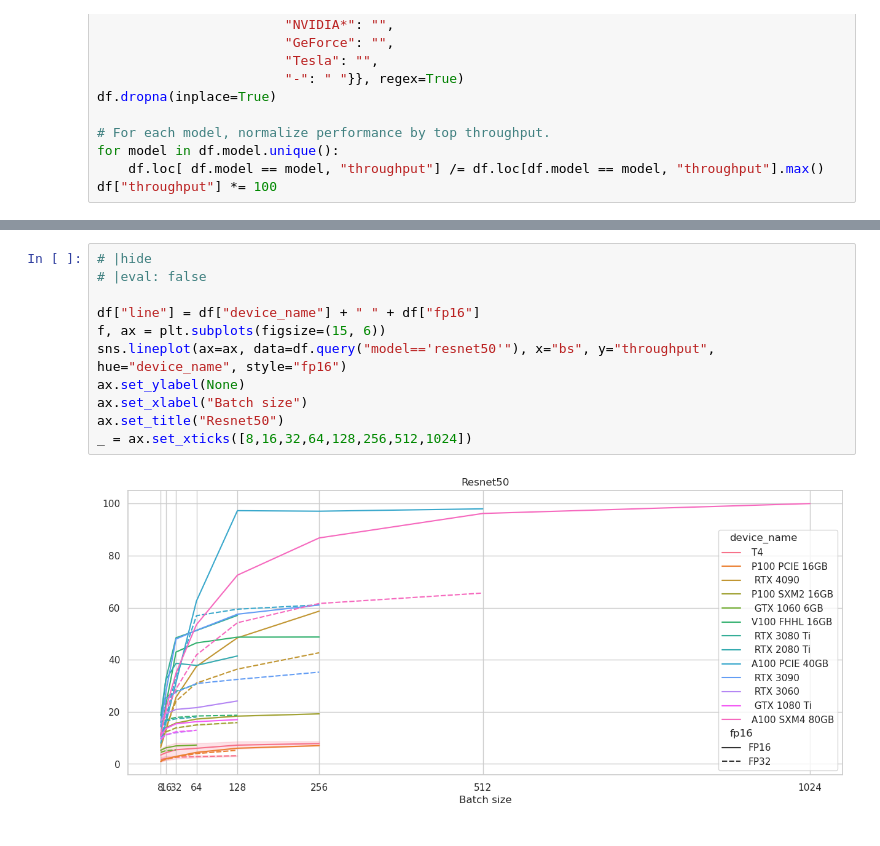
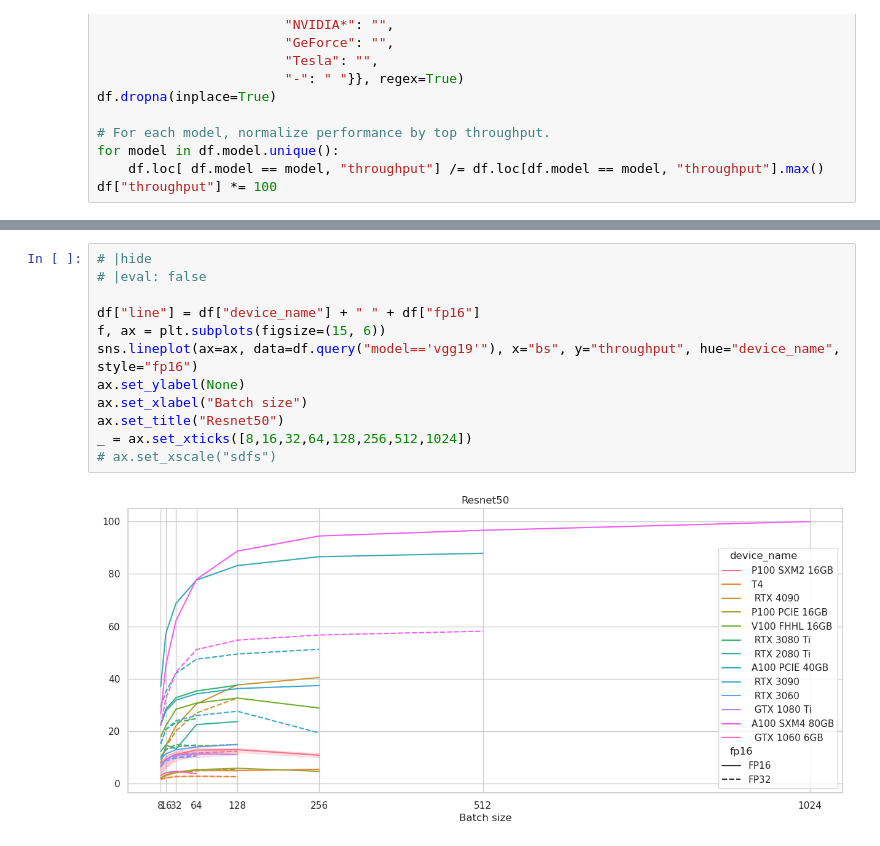
Before and after one commit to xl0/ready-steady-go, a Jupyter notebook: nbs/index.ipynb, the cells around one changed output, grey strips where cells are left out. Saved outputs shown, nothing was run; the diff lists cells and outputs as text.

```diff
--- a/nbs/index.ipynb
+++ b/nbs/index.ipynb
@@ -119,13 +119,14 @@ _ = ax.set(ylabel=None, xlabel=None, title="Average between all models")
 # %%
 # |hide
 # |eval: false
 
 df["line"] = df["device_name"] + " " + df["fp16"]
 f, ax = plt.subplots(figsize=(15, 6))
-sns.lineplot(ax=ax, data=df.query("model=='resnet50'"), x="bs", y="throughput", hue="device_name", style="fp16")
+sns.lineplot(ax=ax, data=df.query("model=='vgg19'"), x="bs", y="throughput", hue="device_name", style="fp16")
 ax.set_ylabel(None)
 ax.set_xlabel("Batch size")
 ax.set_title("Resnet50")
 _ = ax.set_xticks([8,16,32,64,128,256,512,1024])
+# ax.set_xscale("sdfs")
 # %% [output]
-[figure, old version]
+[figure, new version]
```
Also changed, not shown: parts of 2 cells of this notebook, 7 other files.
